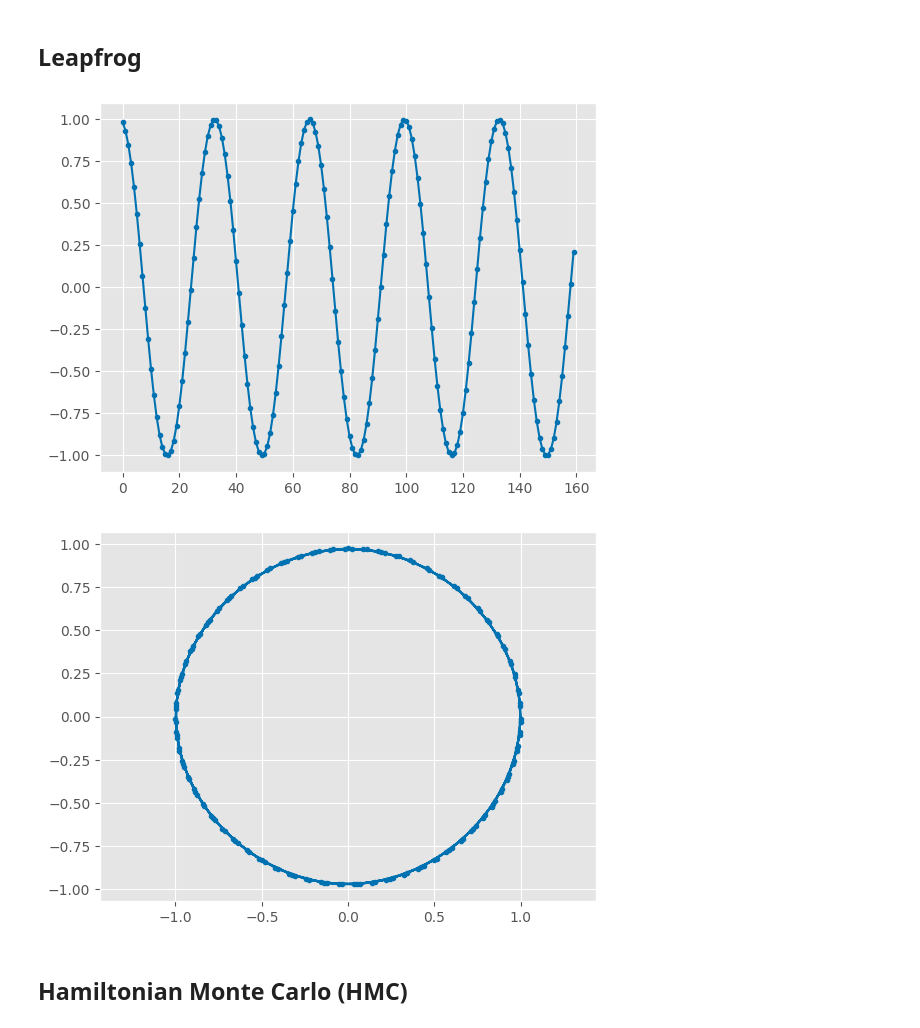
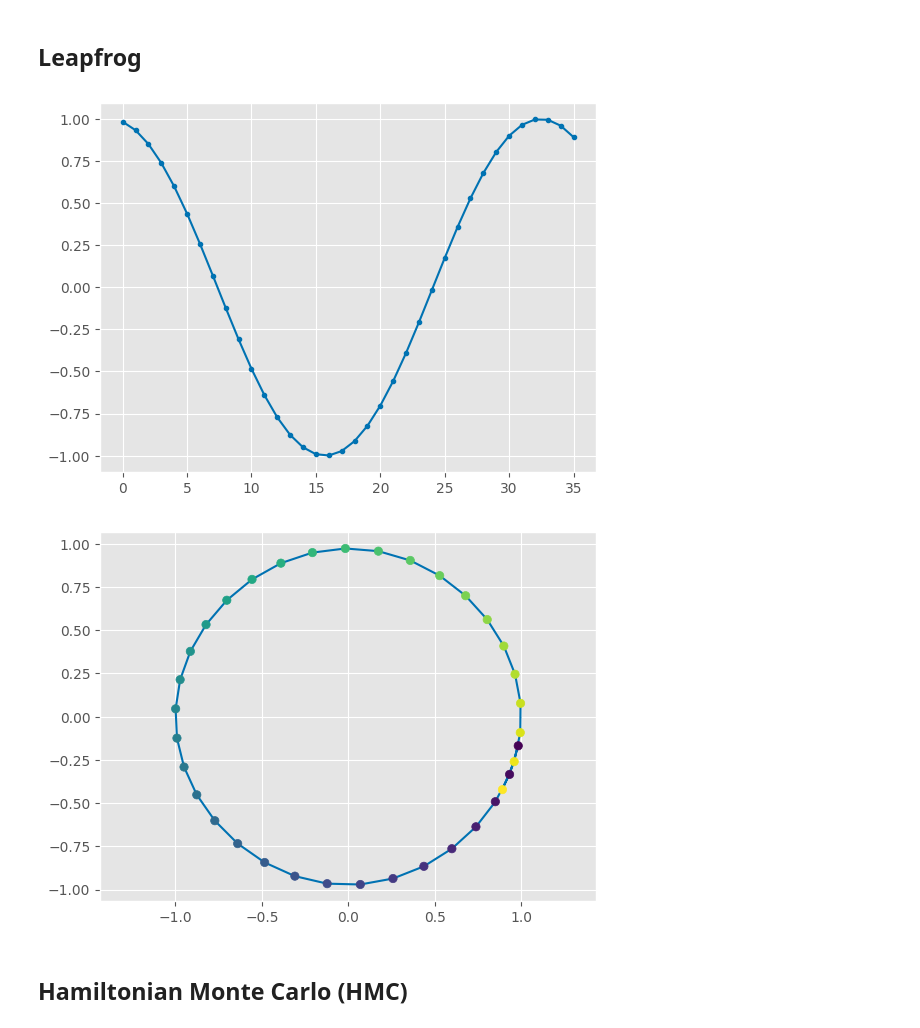
Before and after one commit to tiga1231/hamiltonian-monte-carlo, a Jupyter notebook: main.ipynb, the cells around one changed output. Cells and saved outputs as stored; diff of their text form; code cells hidden in the pictures.

```diff
--- a/main.ipynb
+++ b/main.ipynb
@@ -41,23 +42,24 @@ def leapfrog(A, x0, v0, stepsize=1, n_steps=10):
 # %%
 A = lambda x:-np.sin(x)
 x0, v0 = 1, 0.0
 
-states = leapfrog(A, x0, v0, stepsize=0.2, n_steps=160)
+states = leapfrog(A, x0, v0, stepsize=0.2, n_steps=36)
 
 ## Option 1: take the entire trajectory
 states = np.array(list(states))
 ## Option 2: take only the final solution
 *_, final = states
 
 
 plt.plot(states[:,0], '.-')
 plt.show()
-plt.plot(states[:,0], states[:,1], '.-')
+plt.plot(states[:,0], states[:,1], '-')
+plt.scatter(states[:,0], states[:,1], c=np.arange(states.shape[0]), zorder=2)
 plt.axis('equal')
 plt.show()
 # %% [output]
-[figure, old version]
+[figure, new version]
-[figure, old version]
+[figure, new version]
 # %% [markdown]
 ## Hamiltonian Monte Carlo (HMC)
 # %%
```
Also changed, not shown: parts of 20 cells of this notebook.
